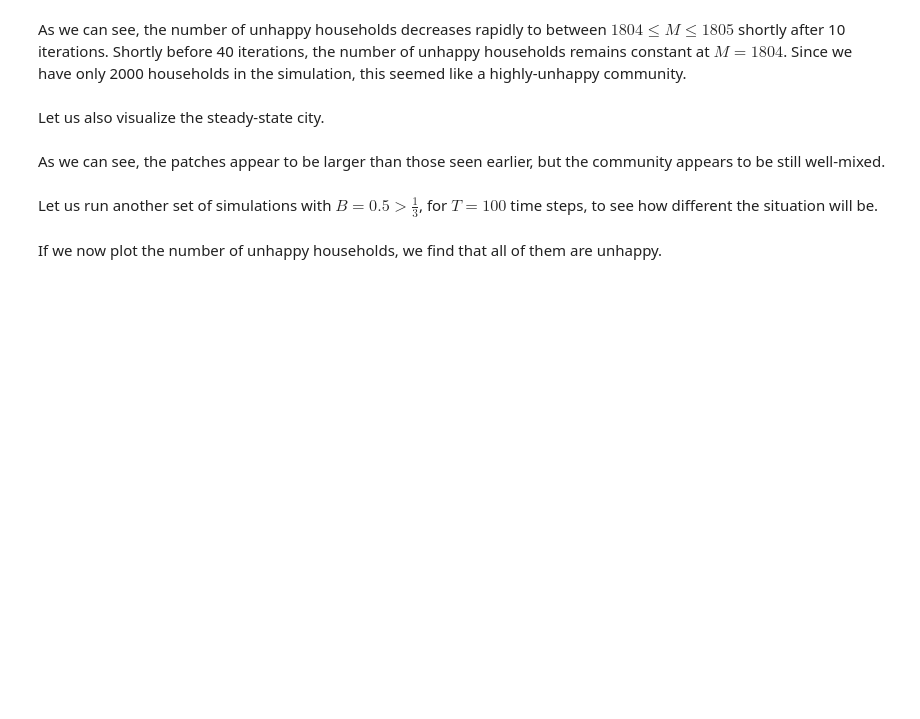
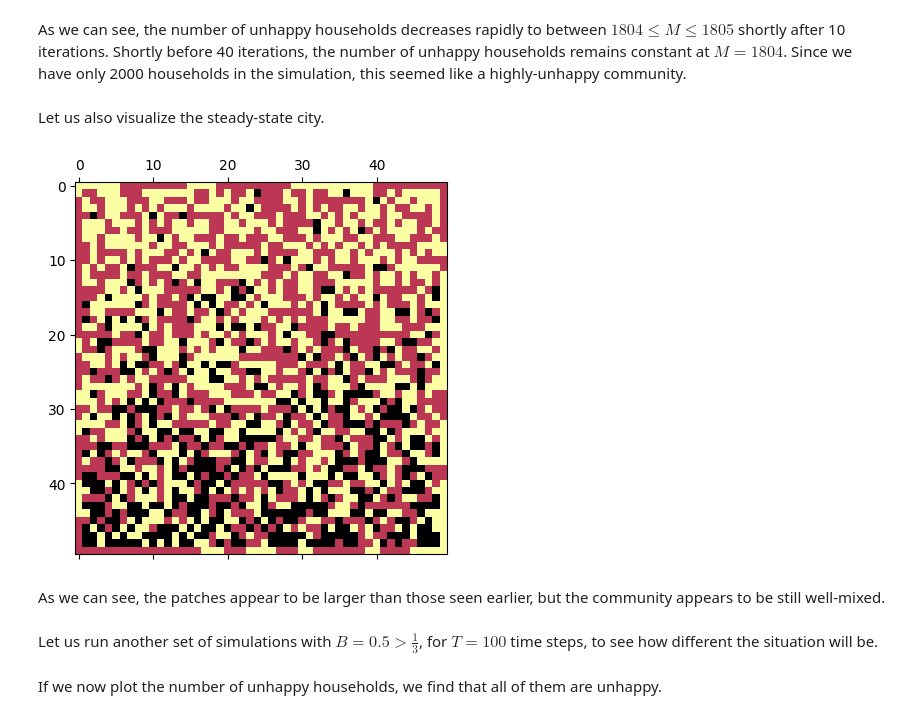
Before and after one commit to PunnawatSiri/Complexity_Science_Course, a Jupyter notebook: Segregation.ipynb, the cells around one changed output. Drawn from its saved outputs; the diff is of its cells as text; code cells hidden in the pictures; blank space fills up the shorter version.

```diff
--- a/Segregation.ipynb
+++ b/Segregation.ipynb
@@ -194,9 +204,11 @@ As we can see, the number of unhappy households decreases rapidly to between $18
 Let us also visualize the steady-state city.
 # %%
 # view the city
-plt.matshow(city)
+plt.matshow(city,cmap='inferno')
 plt.axis('equal')
 plt.show()
+# %% [output]
+[figure, added]
 # %% [markdown]
 As we can see, the patches appear to be larger than those seen earlier, but the community appears to be still well-mixed.
 # %% [markdown]
```
Also changed, not shown: parts of 9 cells of this notebook.
